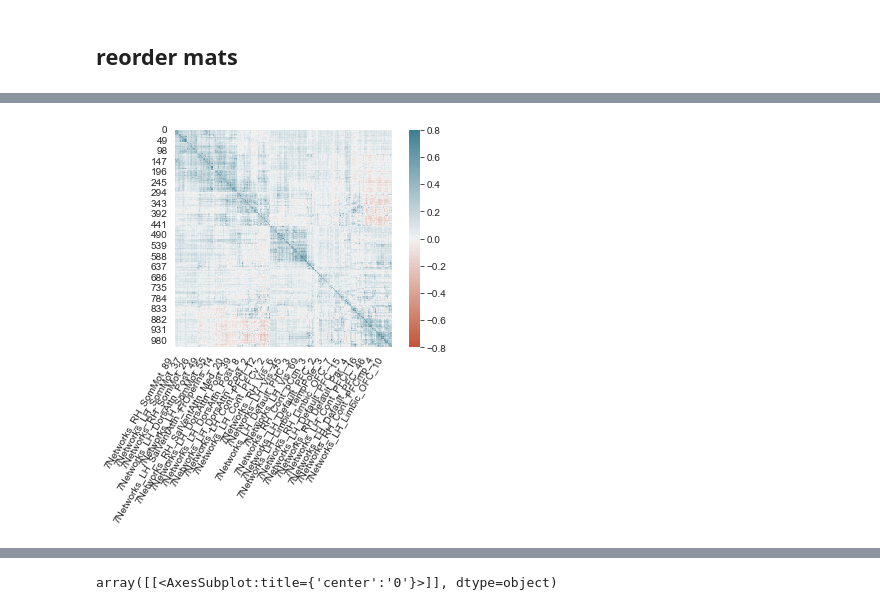
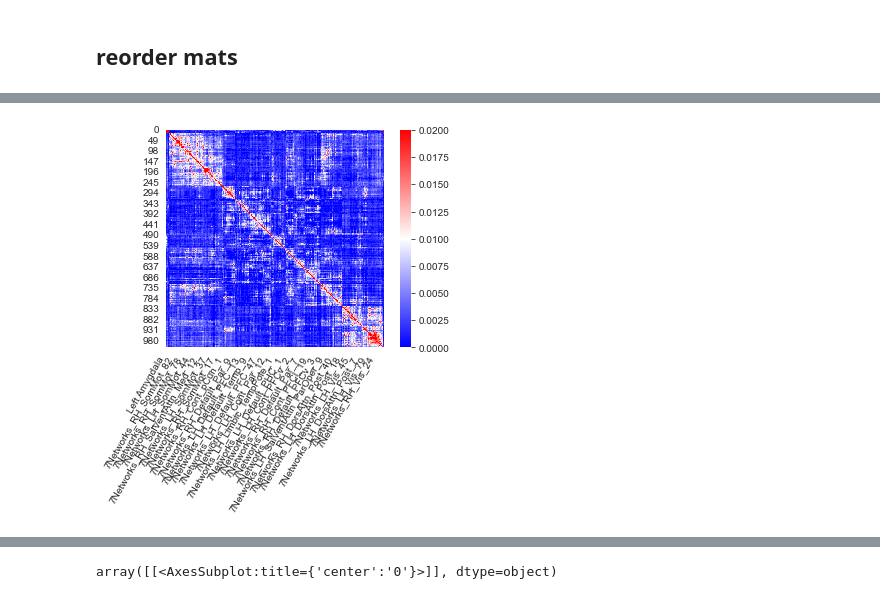
Before and after one commit to qniksefat/gradient-notebooks, a Jupyter notebook: large-manifold-nbs/1-connmat.ipynb, the cells around one changed output, grey strips where cells are left out. Saved outputs shown, nothing was run; the diff lists cells and outputs as text; code cells hidden in the pictures.

```diff
--- a/large-manifold-nbs/1-connmat.ipynb
+++ b/large-manifold-nbs/1-connmat.ipynb
@@ -229,14 +272,13 @@ def reorder(mat, labels):
 # %%
-mat, labels = cmat_baseline_mean, region_names.tolist()
+mat, labels = grand_mean, region_names.tolist()
 mat, labels = reorder(mat, labels)
 
 labels = [l for i, l in enumerate(labels) if i%39==0]
 
 ax = sns.heatmap(mat, square=True,
-    vmin=-.8, vmax=.8, center=0,
-    cmap=sns.diverging_palette(20, 220, n=200))
+    vmin=0, vmax=.02, cmap='bwr')
 ax.set_xticklabels(labels, rotation=60,
     horizontalalignment='right')
 plt.show()
 # %% [output]
-[figure, old version]
+[figure, new version]
```
Also changed, not shown: parts of 9 cells of this notebook.
